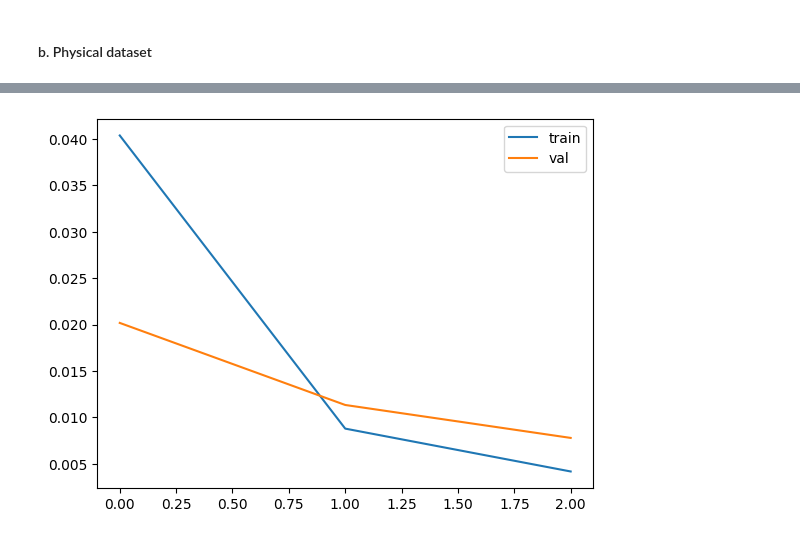
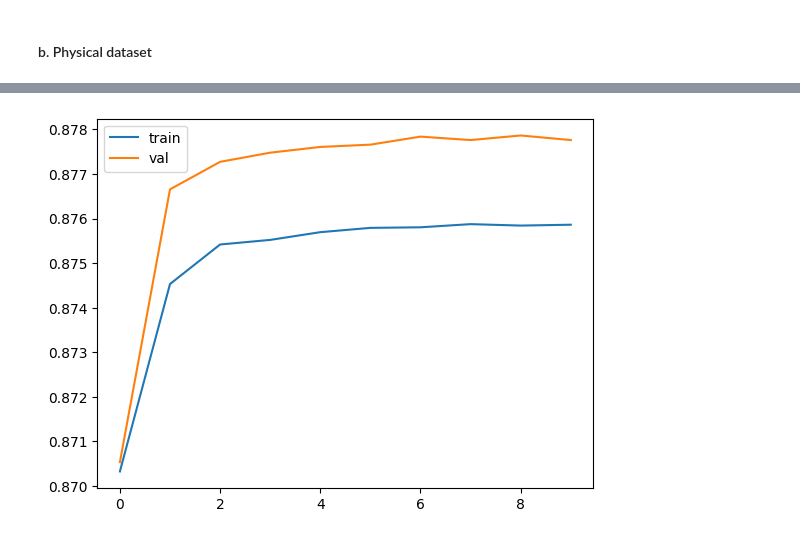
Before and after one commit to theo88400/ML-SECU2024, a Jupyter notebook: src/data_exploration/tom_exploration (fork fisch).ipynb, the cells around one changed output, grey strips where cells are left out. Saved outputs shown, nothing was run; the diff lists cells and outputs as text; code cells hidden in the pictures.

Commit message:
feat(nn): research on nn overfitting for network dataset

```diff
--- a/src/data_exploration/tom_exploration (fork fisch).ipynb
+++ b/src/data_exploration/tom_exploration (fork fisch).ipynb
@@ -701,14 +716,23 @@ Name: count, dtype: int64
 import numpy as np
 import pandas as pd
 from sklearn.model_selection import train_test_split
-from sklearn.preprocessing import StandardScaler, OneHotEncoder
+from sklearn.preprocessing import StandardScaler
 
 np.random.seed(42)
-df = df_htil_network_prepared
+df = df_htil_network_prepared.copy()
+df = df[["sport", "dport", "flags", "size", "n_pkt_src", "n_pkt_dst", "label_n"]]
+
+# convert bool columns to int
+bool_cols = df.columns[df.dtypes == bool]
+df[bool_cols] = df[bool_cols].astype(int)
+
+# remove time column
+if "Time" in df.columns:
+    df.drop(columns=['Time'], inplace=True)
 
 # Split data into train, validation, and test sets
-train_df, test_df = train_test_split(df, test_size=0.2, random_state=42)
-train_df, val_df = train_test_split(train_df, test_size=0.2, random_state=42)
+train_df, test_df = train_test_split(df, test_size=0.2, random_state=42, stratify=df['label_n'])
+train_df, val_df = train_test_split(train_df, test_size=0.2, random_state=42, stratify=train_df['label_n'])
 
 # Separate features and target
 X_train = train_df.drop(columns=['label_n'])
@@ -780,7 +809,7 @@ reduce_on_plateau = tf.keras.callbacks.ReduceLROnPlateau(
 
 # Train the model
 history = model.fit(X_train, y_train,
-                    epochs=3,
+                    epochs=10,
                     batch_size=256,
                     validation_data=(X_val, y_val),
                     callbacks=[early_stopping, reduce_on_plateau])
@@ -794,11 +834,10 @@ Epoch 3/3
 # %%
-# plot history
-plt.plot(history.history['loss'], label='train')
-plt.plot(history.history['val_loss'], label='val')
+plt.plot(history.history['accuracy'], label='train')
+plt.plot(history.history['val_accuracy'], label='val')
 plt.legend()
 plt.show()
 # %% [output]
-[figure, old version]
+[figure, new version]
 # %%
 # Evaluate the model on test set
 test_loss, test_accuracy = model.evaluate(X_test, y_test)
```
Also changed, not shown: parts of 16 cells of this notebook, 2 other files.
